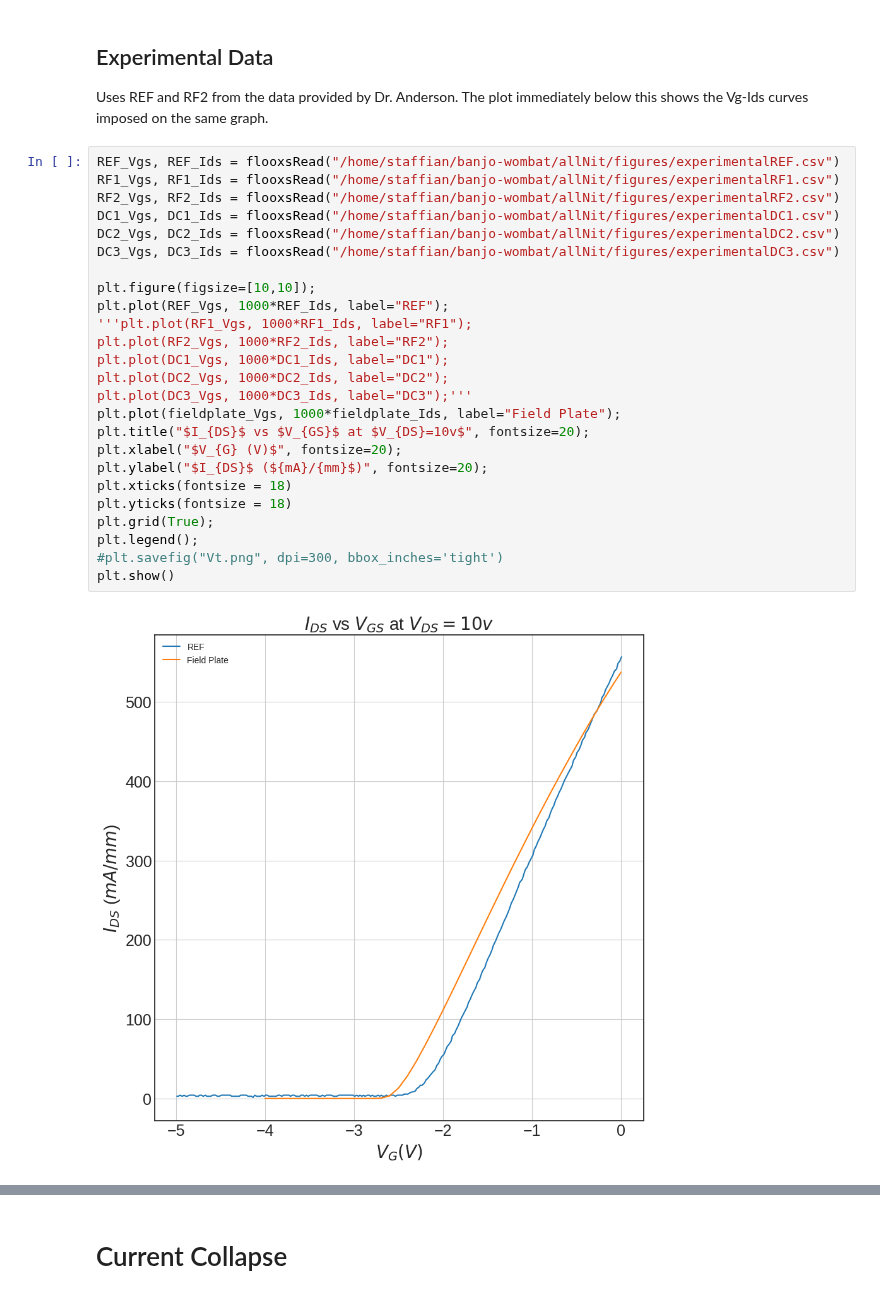
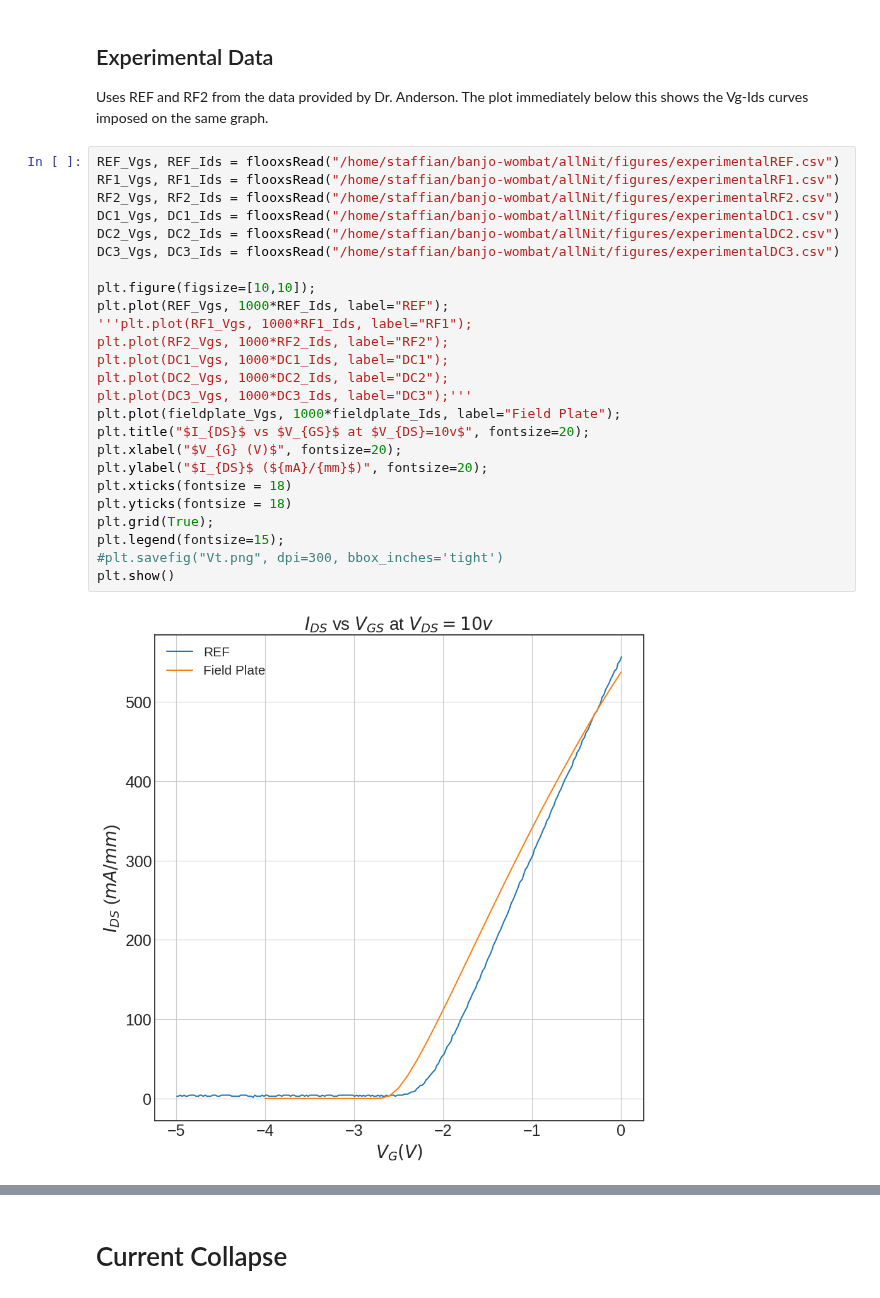
Before and after one commit to IanStafford/banjo-wombat, a Jupyter notebook: allNit/figures.ipynb, the cells around one changed output, grey strips where cells are left out. Cells and saved outputs as stored; diff of their text form.

```diff
--- a/allNit/figures.ipynb
+++ b/allNit/figures.ipynb
@@ -124,27 +124,27 @@ Uses REF and RF2 from the data provided by Dr. Anderson. The plot immediately be
 # %%
 REF_Vgs, REF_Ids = flooxsRead("/home/staffian/banjo-wombat/allNit/figures/experimentalREF.csv")
 RF1_Vgs, RF1_Ids = flooxsRead("/home/staffian/banjo-wombat/allNit/figures/experimentalRF1.csv")
 RF2_Vgs, RF2_Ids = flooxsRead("/home/staffian/banjo-wombat/allNit/figures/experimentalRF2.csv")
 DC1_Vgs, DC1_Ids = flooxsRead("/home/staffian/banjo-wombat/allNit/figures/experimentalDC1.csv")
 DC2_Vgs, DC2_Ids = flooxsRead("/home/staffian/banjo-wombat/allNit/figures/experimentalDC2.csv")
 DC3_Vgs, DC3_Ids = flooxsRead("/home/staffian/banjo-wombat/allNit/figures/experimentalDC3.csv")
 
 plt.figure(figsize=[10,10]);
 plt.plot(REF_Vgs, 1000*REF_Ids, label="REF");
 '''plt.plot(RF1_Vgs, 1000*RF1_Ids, label="RF1");
 plt.plot(RF2_Vgs, 1000*RF2_Ids, label="RF2");
 plt.plot(DC1_Vgs, 1000*DC1_Ids, label="DC1");
 plt.plot(DC2_Vgs, 1000*DC2_Ids, label="DC2");
 plt.plot(DC3_Vgs, 1000*DC3_Ids, label="DC3");'''
 plt.plot(fieldplate_Vgs, 1000*fieldplate_Ids, label="Field Plate");
 plt.title("$I_{DS}$ vs $V_{GS}$ at $V_{DS}=10v$", fontsize=20);
 plt.xlabel("$V_{G} (V)$", fontsize=20);
 plt.ylabel("$I_{DS}$ (${mA}/{mm}$)", fontsize=20);
 plt.xticks(fontsize = 18)
 plt.yticks(fontsize = 18)
 plt.grid(True);
-plt.legend();
+plt.legend(fontsize=15);
 #plt.savefig("Vt.png", dpi=300, bbox_inches='tight')
 plt.show()
 # %% [output]
-[figure, old version]
+[figure, new version]
```
Also changed, not shown: parts of 6 cells of this notebook, 29 other files.
